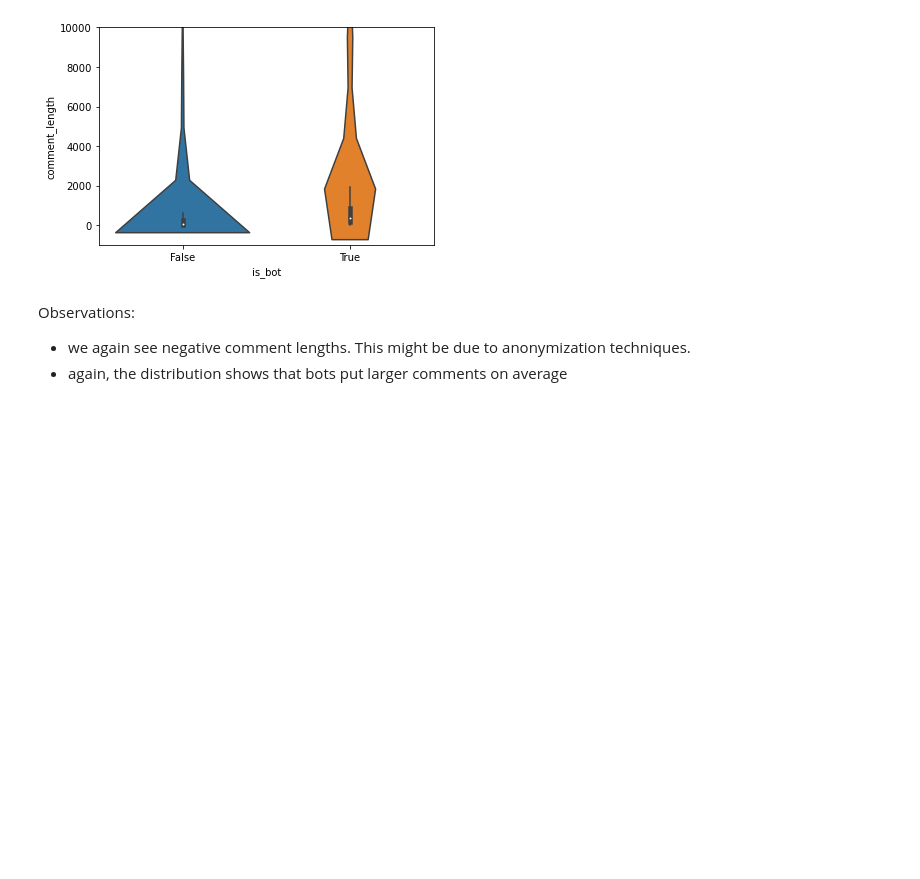
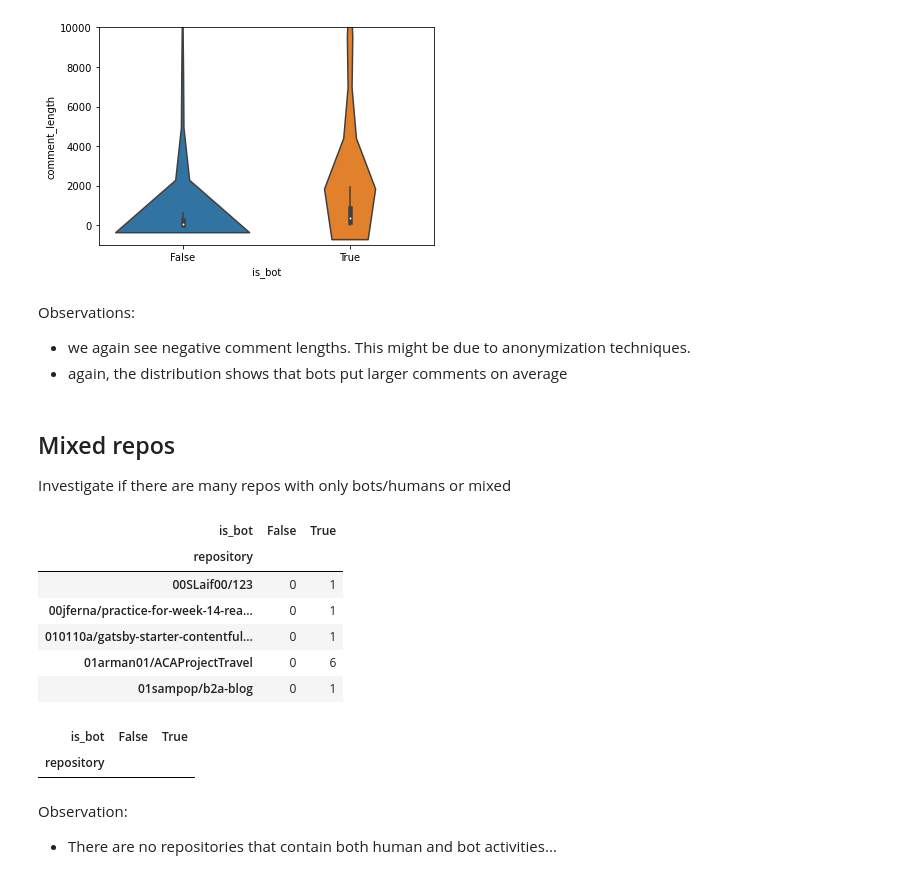
Before and after one commit to AnnikaLarissa/Bot_activity_on_github, a Jupyter notebook: exploration.ipynb, the cells around one changed output. Cells and saved outputs as stored; diff of their text form; code cells hidden in the pictures; blank space fills up the shorter version.

Commit message:
add repository exploration

```diff
--- a/exploration.ipynb
+++ b/exploration.ipynb
@@ -80,3 +80,33 @@ plt.show()
 Observations:
 - we again see negative comment lengths. This might be due to anonymization techniques.
 - again, the distribution shows that bots put larger comments on average
+# %% [markdown]
+## Mixed repos
+Investigate if there are many repos with only bots/humans or mixed
+# %%
+# Replace NaN values in 'repository' column with a placeholder value
+df['repository'] = df['repository'].fillna('Unknown').astype(str)
+
+# Sort the DataFrame by the 'repository' column
+sorted_df = df.sort_values(by='repository')
+
+# Group by 'repository' and 'is_bot', then count occurrences of 'is_bot' being True and False
+count_df = sorted_df.groupby(['repository', 'is_bot']).size().unstack(fill_value=0)
+
+count_df.head()
+# %% [output]
+| is_bot | False | True |
+| repository |  |  |
+| 00SLaif00/123 | 0 | 1 |
+| 00jferna/practice-for-week-14-rea... | 0 | 1 |
+| 010110a/gatsby-starter-contentful... | 0 | 1 |
+| 01arman01/ACAProjectTravel | 0 | 6 |
+| 01sampop/b2a-blog | 0 | 1 |
+# %%
+count_df[(count_df[True] > 1) & (count_df[False] > 1)]
+# %% [output]
+| is_bot | False | True |
+| repository |  |  |
+# %% [markdown]
+Observation:
+- There are no repositories that contain both human and bot activities...
```
